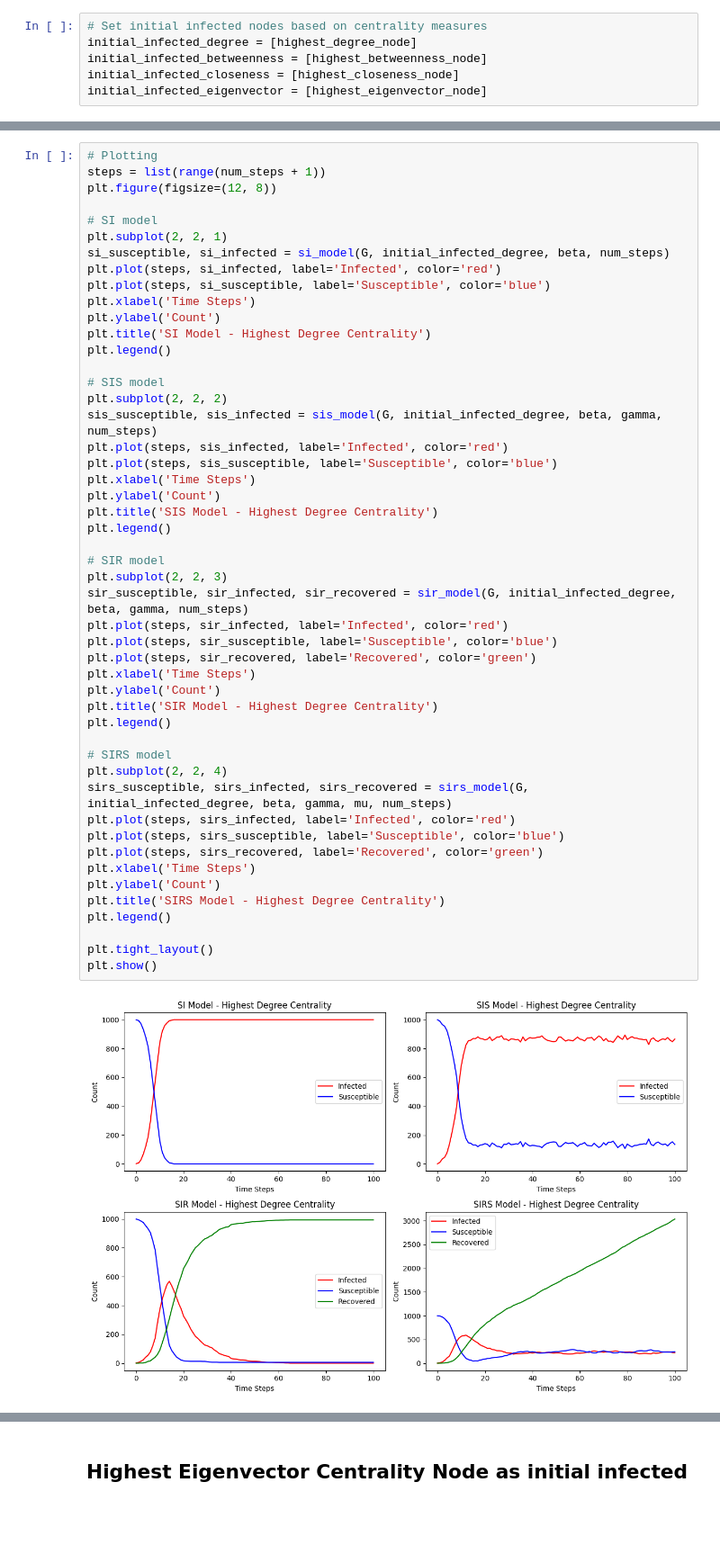
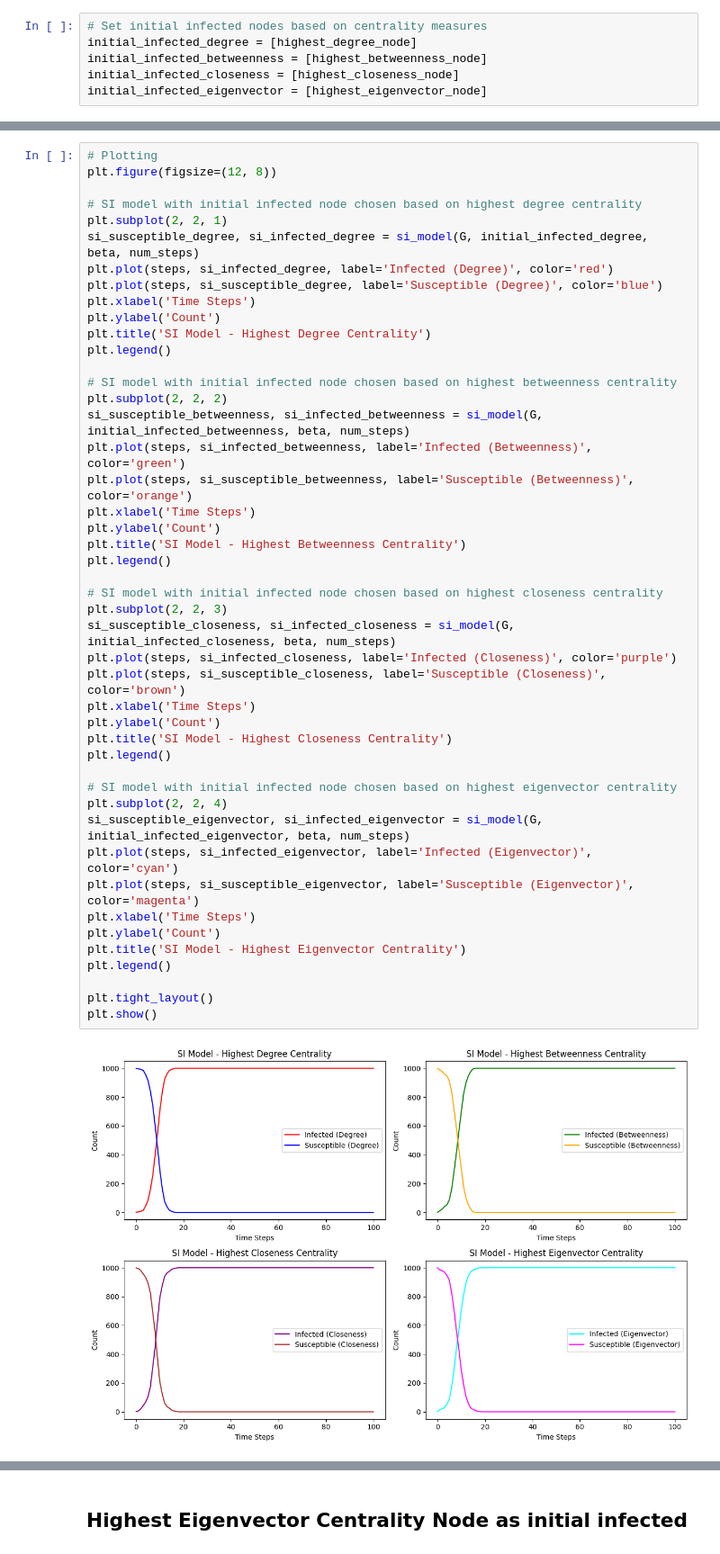
Before and after one commit to CosmoAshutosh/Social_Network_analysis, a Jupyter notebook: Epidimic_Models_Analysis/Epidimic_Model.ipynb, the cells around one changed output, grey strips where cells are left out. Shown at 90% size. Drawn from its saved outputs; the diff is of its cells as text; blank space fills up the shorter version.

```diff
--- a/Epidimic_Models_Analysis/Epidimic_Model.ipynb
+++ b/Epidimic_Models_Analysis/Epidimic_Model.ipynb
@@ -158,51 +158,48 @@ sirs_infected = sirs_model(G, initial_infected_degree, beta, gamma, mu, num_step
 # %%
 # Plotting
-steps = list(range(num_steps + 1))
 plt.figure(figsize=(12, 8))
 
-# SI model
+# SI model with initial infected node chosen based on highest degree centrality
 plt.subplot(2, 2, 1)
-si_susceptible, si_infected = si_model(G, initial_infected_degree, beta, num_steps)
-plt.plot(steps, si_infected, label='Infected', color='red')
-plt.plot(steps, si_susceptible, label='Susceptible', color='blue')
+si_susceptible_degree, si_infected_degree = si_model(G, initial_infected_degree, beta, num_steps)
+plt.plot(steps, si_infected_degree, label='Infected (Degree)', color='red')
+plt.plot(steps, si_susceptible_degree, label='Susceptible (Degree)', color='blue')
 plt.xlabel('Time Steps')
 plt.ylabel('Count')
 plt.title('SI Model - Highest Degree Centrality')
 plt.legend()
 
-# SIS model
+# SI model with initial infected node chosen based on highest betweenness centrality
 plt.subplot(2, 2, 2)
-sis_susceptible, sis_infected = sis_model(G, initial_infected_degree, beta, gamma, num_steps)
-plt.plot(steps, sis_infected, label='Infected', color='red')
-plt.plot(steps, sis_susceptible, label='Susceptible', color='blue')
+si_susceptible_betweenness, si_infected_betweenness = si_model(G, initial_infected_betweenness, beta, num_steps)
+plt.plot(steps, si_infected_betweenness, label='Infected (Betweenness)', color='green')
+plt.plot(steps, si_susceptible_betweenness, label='Susceptible (Betweenness)', color='orange')
 plt.xlabel('Time Steps')
 plt.ylabel('Count')
-plt.title('SIS Model - Highest Degree Centrality')
+plt.title('SI Model - Highest Betweenness Centrality')
 plt.legend()
 
-# SIR model
+# SI model with initial infected node chosen based on highest closeness centrality
 plt.subplot(2, 2, 3)
-sir_susceptible, sir_infected, sir_recovered = sir_model(G, initial_infected_degree, beta, gamma, num_steps)
-plt.plot(steps, sir_infected, label='Infected', color='red')
-plt.plot(steps, sir_susceptible, label='Susceptible', color='blue')
-plt.plot(steps, sir_recovered, label='Recovered', color='green')
+si_susceptible_closeness, si_infected_closeness = si_model(G, initial_infected_closeness, beta, num_steps)
+plt.plot(steps, si_infected_closeness, label='Infected (Closeness)', color='purple')
+plt.plot(steps, si_susceptible_closeness, label='Susceptible (Closeness)', color='brown')
 plt.xlabel('Time Steps')
 plt.ylabel('Count')
-plt.title('SIR Model - Highest Degree Centrality')
+plt.title('SI Model - Highest Closeness Centrality')
 plt.legend()
 
-# SIRS model
+# SI model with initial infected node chosen based on highest eigenvector centrality
 plt.subplot(2, 2, 4)
-sirs_susceptible, sirs_infected, sirs_recovered = sirs_model(G, initial_infected_degree, beta, gamma, mu, num_steps)
-plt.plot(steps, sirs_infected, label='Infected', color='red')
-plt.plot(steps, sirs_susceptible, label='Susceptible', color='blue')
-plt.plot(steps, sirs_recovered, label='Recovered', color='green')
+si_susceptible_eigenvector, si_infected_eigenvector = si_model(G, initial_infected_eigenvector, beta, num_steps)
+plt.plot(steps, si_infected_eigenvector, label='Infected (Eigenvector)', color='cyan')
+plt.plot(steps, si_susceptible_eigenvector, label='Susceptible (Eigenvector)', color='magenta')
 plt.xlabel('Time Steps')
 plt.ylabel('Count')
-plt.title('SIRS Model - Highest Degree Centrality')
+plt.title('SI Model - Highest Eigenvector Centrality')
 plt.legend()
 
 plt.tight_layout()
 plt.show()
 # %% [output]
-[figure, old version]
+[figure, new version]
```
Also changed, not shown: parts of 15 cells of this notebook.
